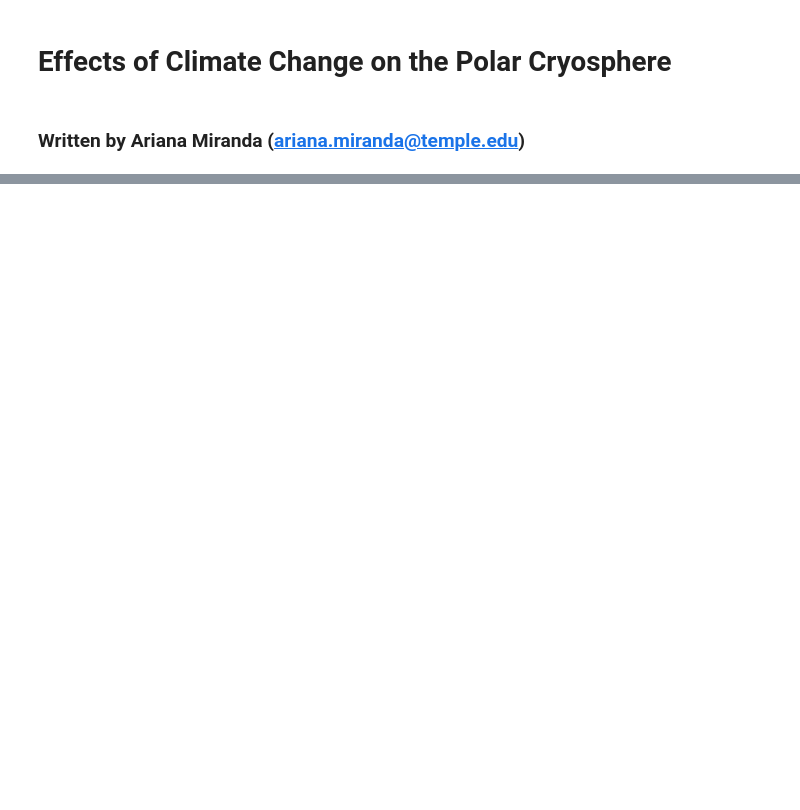
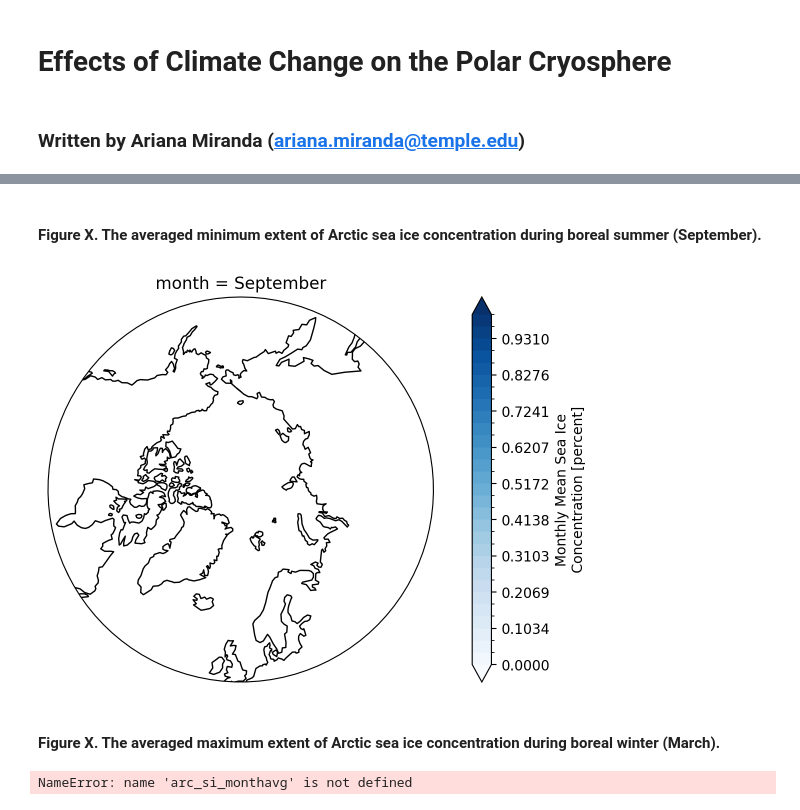
Before and after one commit to EES-3506-5506/Miranda_Unit5, a Jupyter notebook: notebooks/Miranda_MiniP2.ipynb, the cells around one changed output, grey strips where cells are left out. Saved outputs shown, nothing was run; the diff lists cells and outputs as text; code cells hidden in the pictures; blank space fills up the shorter version.

```diff
--- a/notebooks/Miranda_MiniP2.ipynb
+++ b/notebooks/Miranda_MiniP2.ipynb
@@ -44,0 +174,30 @@ seaice_observations = xr.open_zarr('/home/ees_student/Miranda_Unit5/data/seaice_
+# %%
+def North_Polar(array,vmin,vmax,cmap):
+    subplot_kws = dict(projection=ccrs.NorthPolarStereo())
+    fig, ax = plt.subplots(figsize=[10, 5],subplot_kw=subplot_kws)
+
+    array.plot(ax=ax,
+               transform =ccrs.PlateCarree(),
+               vmin=vmin,
+               vmax=vmax,
+               extend='both',
+               cmap=cmap,levels=30)
+
+    # Limit the map to -50 degrees latitude and below.
+    ax.set_extent([-180, 180, 50, 90], ccrs.PlateCarree())
+
+    # Compute a circle in axes coordinates, which we can use as a boundary
+    # for the map. We can pan/zoom as much as we like - the boundary will be
+    # permanently circular.
+
+    theta = np.linspace(0, 2*np.pi, 100)
+    center, radius = [0.5, 0.5], 0.5
+    verts = np.vstack([np.sin(theta), np.cos(theta)]).T
+    circle = mpath.Path(verts * radius + center)
+
+    ax.set_boundary(circle, transform=ax.transAxes)
+    ax.coastlines()
+# %%
+si_time = seaice_observations.icec.sel(time=slice("1982-01-01", "2022-12-01"))
+ant_si = si_time.sel(lat=slice(-90, -55))
+ant_si_monthavg = ant_si.groupby('time.month').mean(dim='time')
@@ -44,0 +232,16 @@ seaice_observations = xr.open_zarr('/home/ees_student/Miranda_Unit5/data/seaice_
+# %% [markdown]
+#### **Figure X.** The averaged minimum extent of Arctic sea ice concentration during boreal summer (September).
+# %%
+arc_si_sep = ant_si_monthavg.sel(month=9)
+arc_si_sep['month']='September'
+North_Polar(arc_si_sep,0,1,'Blues')
+# %% [output]
+[figure, added]
+# %% [markdown]
+#### **Figure X.** The averaged maximum extent of Arctic sea ice concentration during boreal winter (March).
+# %%
+arc_si_mar = arc_si_monthavg.sel(month=3)
+arc_si_mar['month']='March'
+North_Polar(arc_si_mar,0,1,'Blues')
+# %% [output]
+NameError: name 'arc_si_monthavg' is not defined
```
Also changed, not shown: parts of 61 cells of this notebook.
